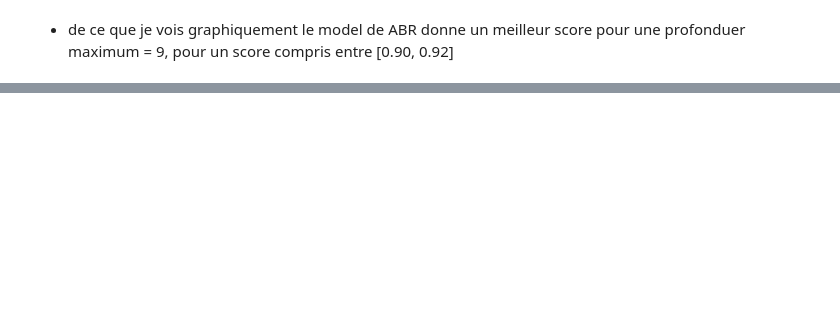
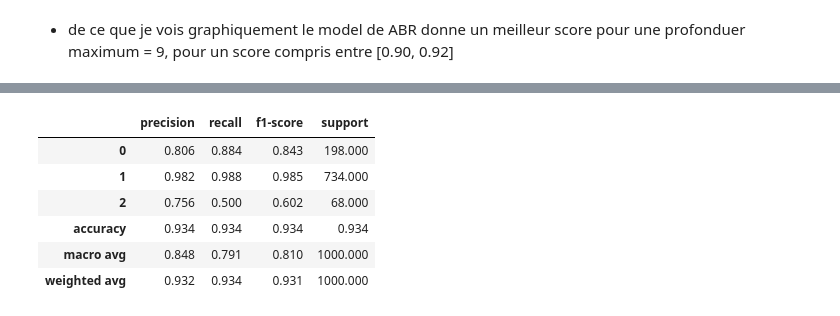
Before and after one commit to SAKPANI/Datasets, a Jupyter notebook: nutri.ipynb, the cells around one changed output, grey strips where cells are left out. Saved outputs shown, nothing was run; the diff lists cells and outputs as text; code cells hidden in the pictures; blank space fills up the shorter version.

```diff
--- a/nutri.ipynb
+++ b/nutri.ipynb
@@ -350,0 +415,11 @@ param_grid = {
+# %%
+rapport = classification_report(y_test, grid_abr.predict(X_test), output_dict = True)
+pd.DataFrame(rapport).transpose().round(3)
+# %% [output]
+|  | precision | recall | f1-score | support |
+| 0 | 0.806 | 0.884 | 0.843 | 198.000 |
+| 1 | 0.982 | 0.988 | 0.985 | 734.000 |
+| 2 | 0.756 | 0.500 | 0.602 | 68.000 |
+| accuracy | 0.934 | 0.934 | 0.934 | 0.934 |
+| macro avg | 0.848 | 0.791 | 0.810 | 1000.000 |
+| weighted avg | 0.932 | 0.934 | 0.931 | 1000.000 |
```
Also changed, not shown: parts of 13 cells of this notebook.
